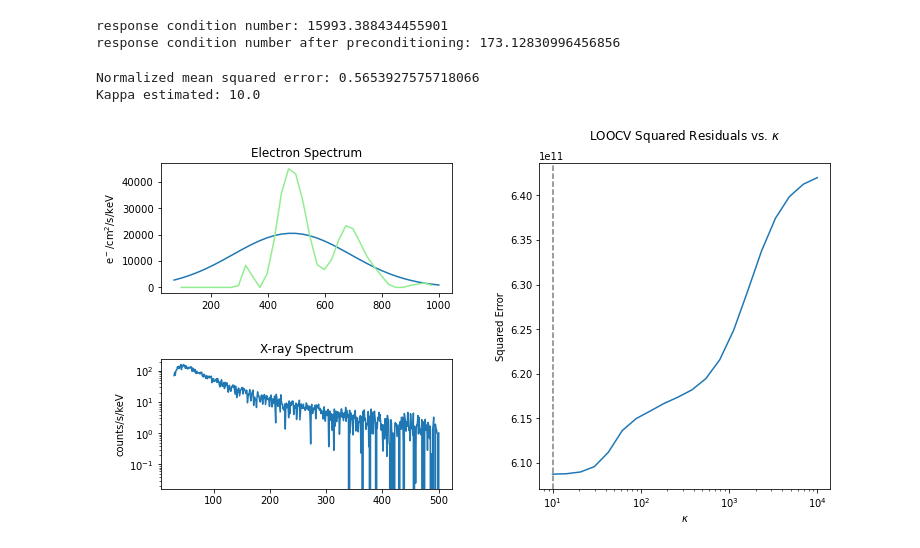
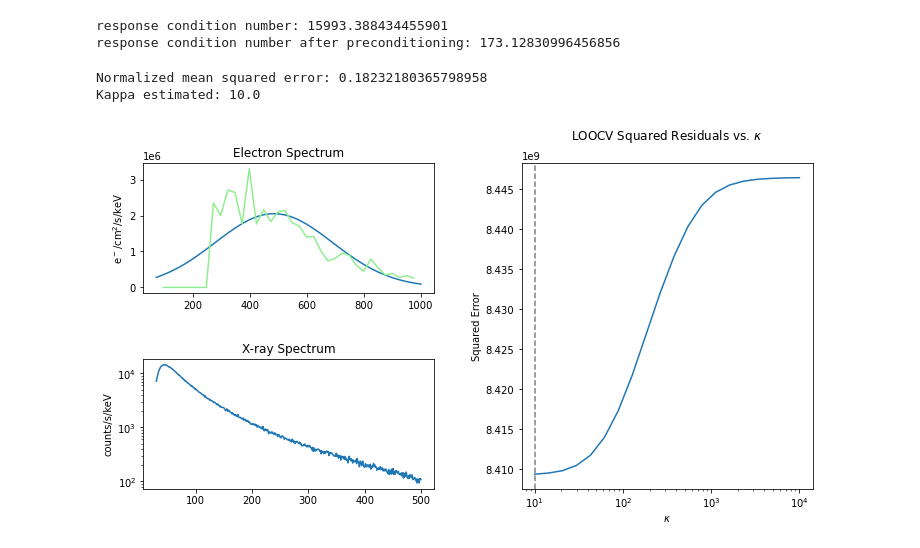
Before and after one commit to mrpatrick1991/thesis, a Jupyter notebook: figures/chapter_4/synthetic_data_gauss/Untitled.ipynb, the cells around one changed output. Saved outputs shown, nothing was run; the diff lists cells and outputs as text; code cells hidden in the pictures.

Commit message:
add monoenergetic test figure

```diff
--- a/figures/chapter_4/synthetic_data_gauss/Untitled.ipynb
+++ b/figures/chapter_4/synthetic_data_gauss/Untitled.ipynb
@@ -135,7 +135,7 @@ def cv(R, op, kappas, xs, posonly):
     for kappa in kappas:
         e = 0
         for i in range(0, len(xs) - 1):
-            RST = np.delete(RT,i,0)
+            RST = np.delete(RS,i,0)
             xst = np.delete(xs,i,0) # delete one X-ray data point and solve the reduced problem
             sol = np.matmul(tk(RST, op, kappa, xst, posonly)[0],SS)
             sol[-1] = 0
@@ -157,38 +157,38 @@ ax2 = fig.add_subplot(gs[0,0])
 ax3 = fig.add_subplot(gs[:,1])
 
 ax1.set_title('X-ray Spectrum')
 ax1.set_ylabel('counts/s/keV')
 ax2.set_ylabel('$\mathrm{e^-}/\mathrm{cm}^2/\mathrm{s}/\mathrm{keV}$')
 ax2.set_title('Electron Spectrum')
 ax3.set_title('LOOCV Squared Residuals vs. $\kappa$\n')
 ax3.set_xlabel('$\kappa$')
 ax3.set_ylabel('Squared Error')
 
 for i in range(1,2):
 
 
-    beam = gauss(500,200,0,1000,1e7)
+    beam = gauss(500,200,0,1000,1e9)
 
     beamx = np.matmul(np.diag(D),beam[0])
 
     ss = np.logspace(1,4,20)
-    e = cv(RS, L2, ss, beamx, True)
+    e = cv(RS, L0, ss, beam[0], True)
     #ss[np.argmin(e)]
-    sol = np.matmul(tk(RS, L2, 20, beamx, True)[0],SS)
+    sol = np.matmul(tk(RS, L0, ss[np.argmin(e)], beamx, True)[0],SS)
     ax1.semilogy(xspace,beam[0])
     ax2.plot(espace, beam[1],label='assumed')
     ax2.plot(espace[1:-1], sol[1:-1],label='model',color='lightgreen')
     ax3.semilogx(ss,e)
     print('Normalized mean squared error: ' + str(nmse(beam[1],sol)))
     print('Kappa estimated: ' + str(ss[np.argmin(e)]))
 
 
 
     ax3.axvline(x=ss[np.argmin(e)],color='grey',linestyle='dashed')
 # %% [output]
-Normalized mean squared error: 0.5653927575718066
+Normalized mean squared error: 0.18232180365798958
 Kappa estimated: 10.0
-[figure, old version]
+[figure, new version]
 # %%
 sigma = 150
 
```
Also changed, not shown: parts of 3 cells of this notebook, 3 other files.
